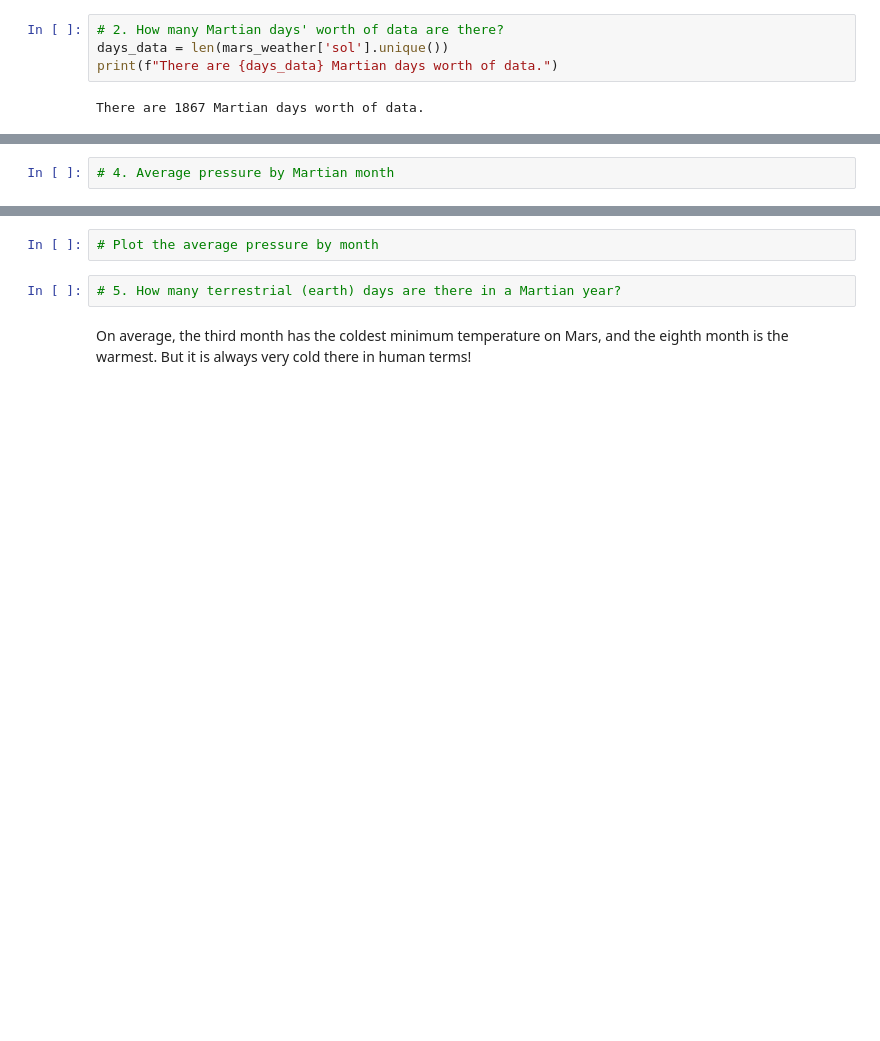
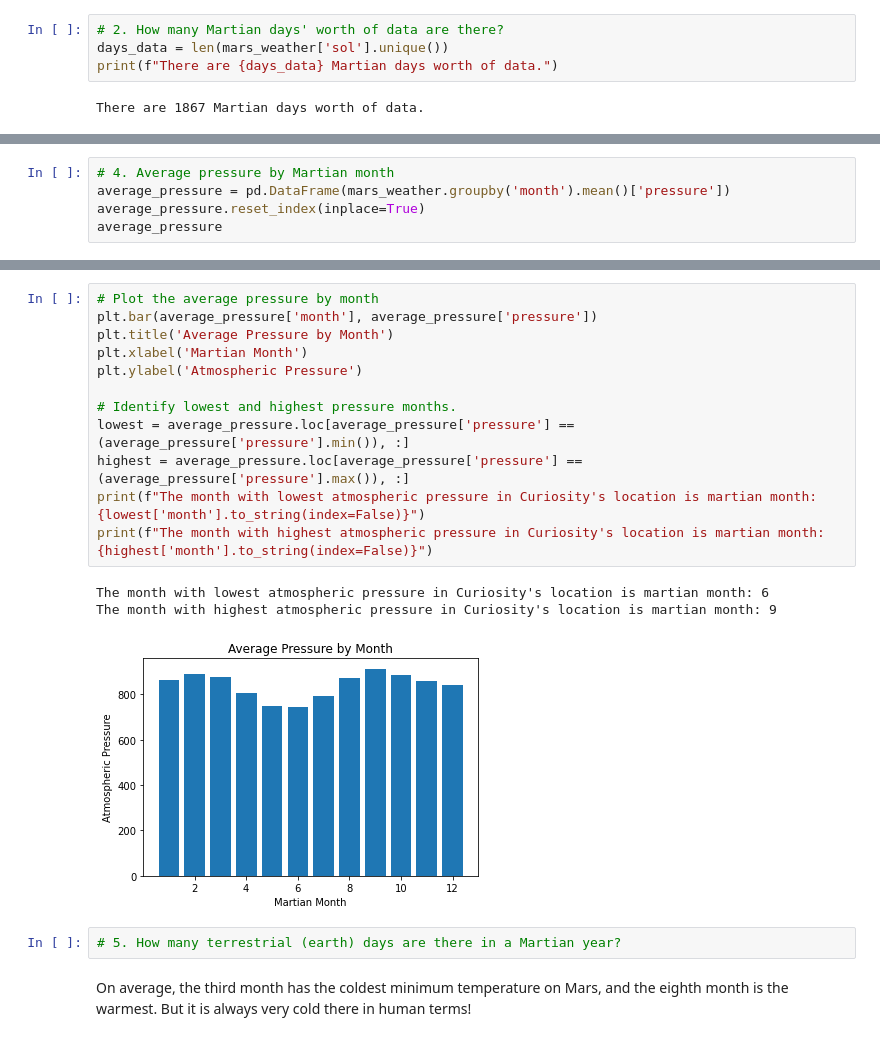
Before and after one commit to ysgorin/mars-analysis, a Jupyter notebook: part_2_mars_weather.ipynb, the cells around one changed output, grey strips where cells are left out. Drawn from its saved outputs; the diff is of its cells as text; blank space fills up the shorter version.

Commit message:
added data analysis and outputted .csv

```diff
--- a/part_2_mars_weather.ipynb
+++ b/part_2_mars_weather.ipynb
@@ -176,2 +178,5 @@ average_low['min_temp'].min()
 # %%
 # 4. Average pressure by Martian month
+average_pressure = pd.DataFrame(mars_weather.groupby('month').mean()['pressure'])
+average_pressure.reset_index(inplace=True)
+average_pressure
@@ -178,5 +197,19 @@ average_low['min_temp'].min()
-# %%
-# Plot the average pressure by month
+# %%
+# Plot the average pressure by month
+plt.bar(average_pressure['month'], average_pressure['pressure'])
+plt.title('Average Pressure by Month')
+plt.xlabel('Martian Month')
+plt.ylabel('Atmospheric Pressure')
+
+# Identify lowest and highest pressure months.
+lowest = average_pressure.loc[average_pressure['pressure'] == (average_pressure['pressure'].min()), :]
+highest = average_pressure.loc[average_pressure['pressure'] == (average_pressure['pressure'].max()), :]
+print(f"The month with lowest atmospheric pressure in Curiosity's location is martian month:{lowest['month'].to_string(index=False)}")
+print(f"The month with highest atmospheric pressure in Curiosity's location is martian month:{highest['month'].to_string(index=False)}")
+# %% [output]
+The month with lowest atmospheric pressure in Curiosity's location is martian month: 6
+The month with highest atmospheric pressure in Curiosity's location is martian month: 9
+[figure, added]
 # %%
 # 5. How many terrestrial (earth) days are there in a Martian year?
 # %% [markdown]
```
Also changed, not shown: parts of 6 cells of this notebook, 1 other file.
